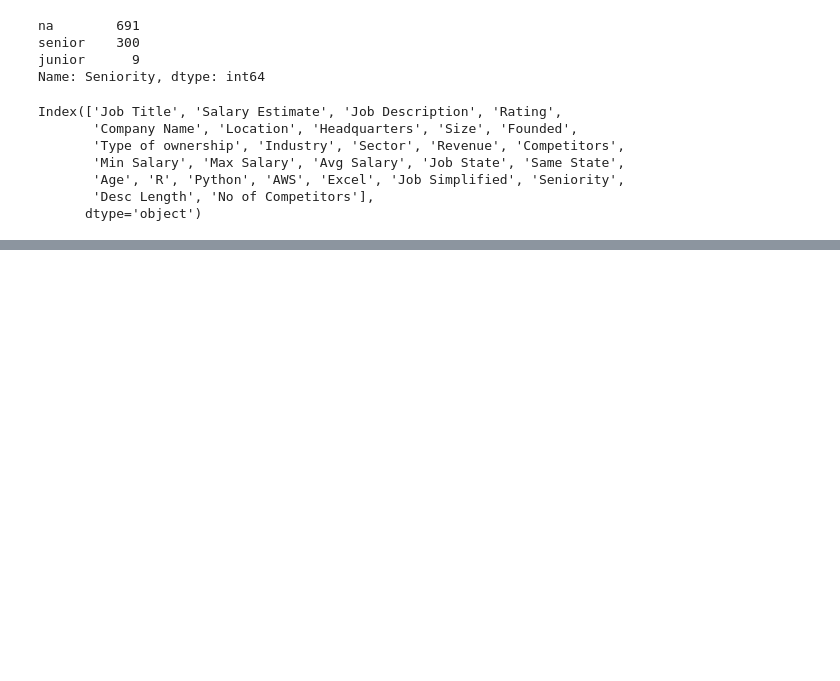
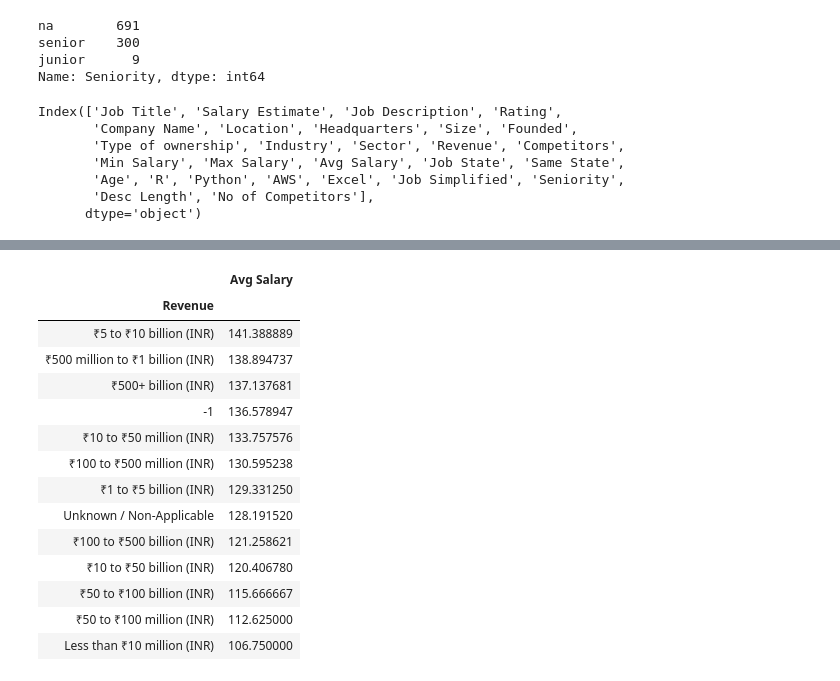
Before and after one commit to nanthasnk/Glassdoor-Jobs-Salary-Prediction, a Jupyter notebook: EDA.ipynb, the cells around one changed output, grey strips where cells are left out. Saved outputs shown, nothing was run; the diff lists cells and outputs as text; code cells hidden in the pictures; blank space fills up the shorter version.

```diff
--- a/EDA.ipynb
+++ b/EDA.ipynb
@@ -244,0 +310,18 @@ Index(['Job Title', 'Salary Estimate', 'Job Description', 'Rating',
+# %%
+pd.pivot_table(df,index=['Revenue'],values=['Avg Salary']).sort_values(by='Avg Salary',ascending=False)
+# %% [output]
+|  | Avg Salary |
+| Revenue |  |
+| ₹5 to ₹10 billion (INR) | 141.388889 |
+| ₹500 million to ₹1 billion (INR) | 138.894737 |
+| ₹500+ billion (INR) | 137.137681 |
+| -1 | 136.578947 |
+| ₹10 to ₹50 million (INR) | 133.757576 |
+| ₹100 to ₹500 million (INR) | 130.595238 |
+| ₹1 to ₹5 billion (INR) | 129.331250 |
+| Unknown / Non-Applicable | 128.191520 |
+| ₹100 to ₹500 billion (INR) | 121.258621 |
+| ₹10 to ₹50 billion (INR) | 120.406780 |
+| ₹50 to ₹100 billion (INR) | 115.666667 |
+| ₹50 to ₹100 million (INR) | 112.625000 |
+| Less than ₹10 million (INR) | 106.750000 |
```
Also changed, not shown: parts of 15 cells of this notebook.
